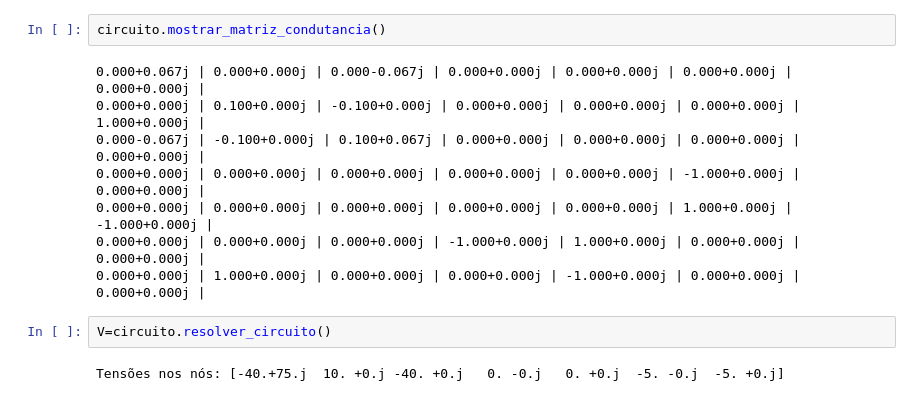
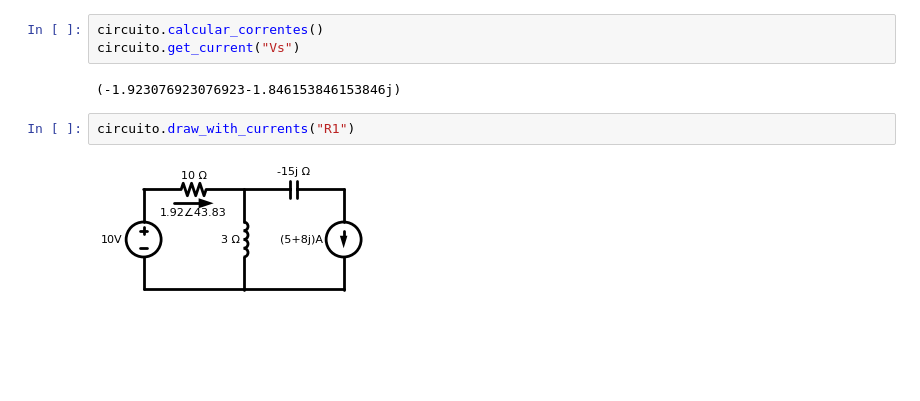
Before and after one commit to ygordealmeida/PhaCircuits, a Jupyter notebook: circuit.ipynb, the cells around one changed output. Saved outputs shown, nothing was run; the diff lists cells and outputs as text; blank space fills up the shorter version.

```diff
--- a/circuit.ipynb
+++ b/circuit.ipynb
@@ -183,14 +232,9 @@ print(I)
-# %%
-circuito.mostrar_matriz_condutancia()
-# %% [output]
-0.000+0.067j | 0.000+0.000j | 0.000-0.067j | 0.000+0.000j | 0.000+0.000j | 0.000+0.000j | 0.000+0.000j |
-0.000+0.000j | 0.100+0.000j | -0.100+0.000j | 0.000+0.000j | 0.000+0.000j | 0.000+0.000j | 1.000+0.000j |
-0.000-0.067j | -0.100+0.000j | 0.100+0.067j | 0.000+0.000j | 0.000+0.000j | 0.000+0.000j | 0.000+0.000j |
-0.000+0.000j | 0.000+0.000j | 0.000+0.000j | 0.000+0.000j | 0.000+0.000j | -1.000+0.000j | 0.000+0.000j |
-0.000+0.000j | 0.000+0.000j | 0.000+0.000j | 0.000+0.000j | 0.000+0.000j | 1.000+0.000j | -1.000+0.000j |
-0.000+0.000j | 0.000+0.000j | 0.000+0.000j | -1.000+0.000j | 1.000+0.000j | 0.000+0.000j | 0.000+0.000j |
-0.000+0.000j | 1.000+0.000j | 0.000+0.000j | 0.000+0.000j | -1.000+0.000j | 0.000+0.000j | 0.000+0.000j |
-# %%
-V=circuito.resolver_circuito()
-# %% [output]
-Tensões nos nós: [-40.+75.j  10. +0.j -40. +0.j   0. -0.j   0. +0.j  -5. -0.j  -5. +0.j]
+# %%
+circuito.calcular_correntes()
+circuito.get_current("Vs")
+# %% [output]
+(-1.923076923076923-1.846153846153846j)
+# %%
+circuito.draw_with_currents("R1")
+# %% [output]
+[figure, added]
```
Also changed, not shown: parts of 6 cells of this notebook.
